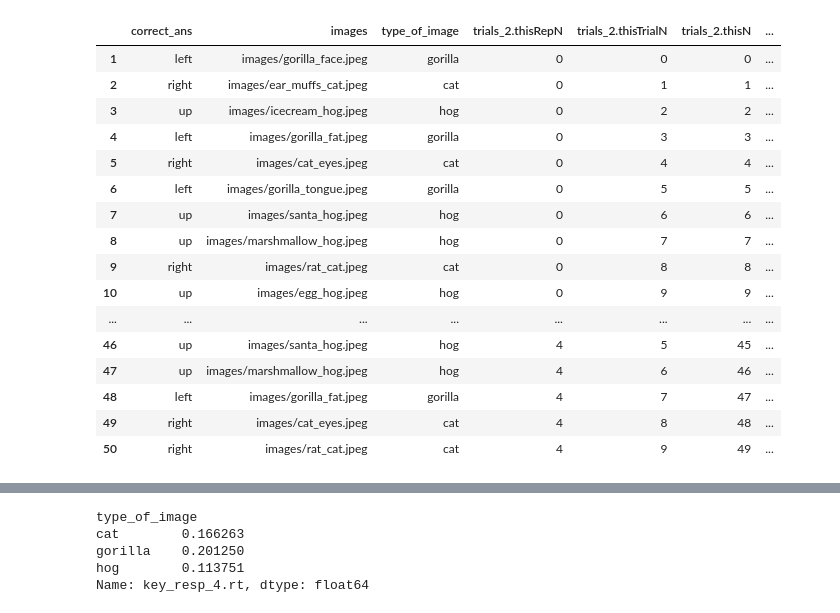
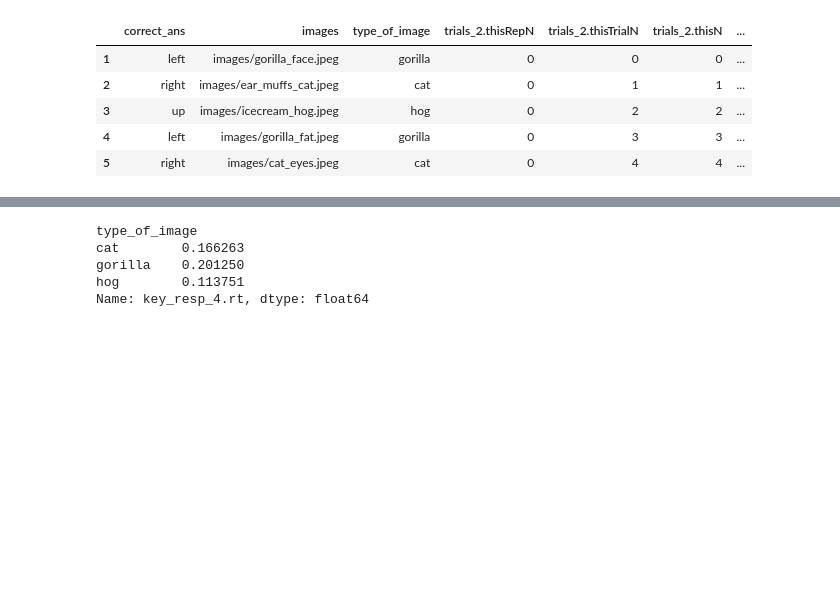
Before and after one commit to tcford/psychopy_lesson, a Jupyter notebook: psychopy_stats.ipynb, the cells around one changed output, grey strips where cells are left out. Cells and saved outputs as stored; diff of their text form; code cells hidden in the pictures; blank space fills up the shorter version.

```diff
--- a/psychopy_stats.ipynb
+++ b/psychopy_stats.ipynb
@@ -59,26 +76,14 @@ df
 # %%
 # drop all colums with NA's
 df.dropna(axis=1, inplace=True, how='all')
+df.head()
+# %% [output]
+|  | correct_ans | images | type_of_image | trials_2.thisRepN | trials_2.thisTrialN | trials_2.thisN | ... |
+| 1 | left | images/gorilla_face.jpeg | gorilla | 0 | 0 | 0 | ... |
+| 2 | right | images/ear_muffs_cat.jpeg | cat | 0 | 1 | 1 | ... |
+| 3 | up | images/icecream_hog.jpeg | hog | 0 | 2 | 2 | ... |
+| 4 | left | images/gorilla_fat.jpeg | gorilla | 0 | 3 | 3 | ... |
+| 5 | right | images/cat_eyes.jpeg | cat | 0 | 4 | 4 | ... |
-# %%
-df
-# %% [output]
-|  | correct_ans | images | type_of_image | trials_2.thisRepN | trials_2.thisTrialN | trials_2.thisN | ... |
-| 1 | left | images/gorilla_face.jpeg | gorilla | 0 | 0 | 0 | ... |
-| 2 | right | images/ear_muffs_cat.jpeg | cat | 0 | 1 | 1 | ... |
-| 3 | up | images/icecream_hog.jpeg | hog | 0 | 2 | 2 | ... |
-| 4 | left | images/gorilla_fat.jpeg | gorilla | 0 | 3 | 3 | ... |
-| 5 | right | images/cat_eyes.jpeg | cat | 0 | 4 | 4 | ... |
-| 6 | left | images/gorilla_tongue.jpeg | gorilla | 0 | 5 | 5 | ... |
-| 7 | up | images/santa_hog.jpeg | hog | 0 | 6 | 6 | ... |
-| 8 | up | images/marshmallow_hog.jpeg | hog | 0 | 7 | 7 | ... |
-| 9 | right | images/rat_cat.jpeg | cat | 0 | 8 | 8 | ... |
-| 10 | up | images/egg_hog.jpeg | hog | 0 | 9 | 9 | ... |
-| ... | ... | ... | ... | ... | ... | ... | ... |
-| 46 | up | images/santa_hog.jpeg | hog | 4 | 5 | 45 | ... |
-| 47 | up | images/marshmallow_hog.jpeg | hog | 4 | 6 | 46 | ... |
-| 48 | left | images/gorilla_fat.jpeg | gorilla | 4 | 7 | 47 | ... |
-| 49 | right | images/cat_eyes.jpeg | cat | 4 | 8 | 48 | ... |
-| 50 | right | images/rat_cat.jpeg | cat | 4 | 9 | 49 | ... |
 # %%
 # save out new dataframe as csv
 df.to_csv('data/ID001.csv', index=False)
```
Also changed, not shown: parts of 21 cells of this notebook, 4 other files.
